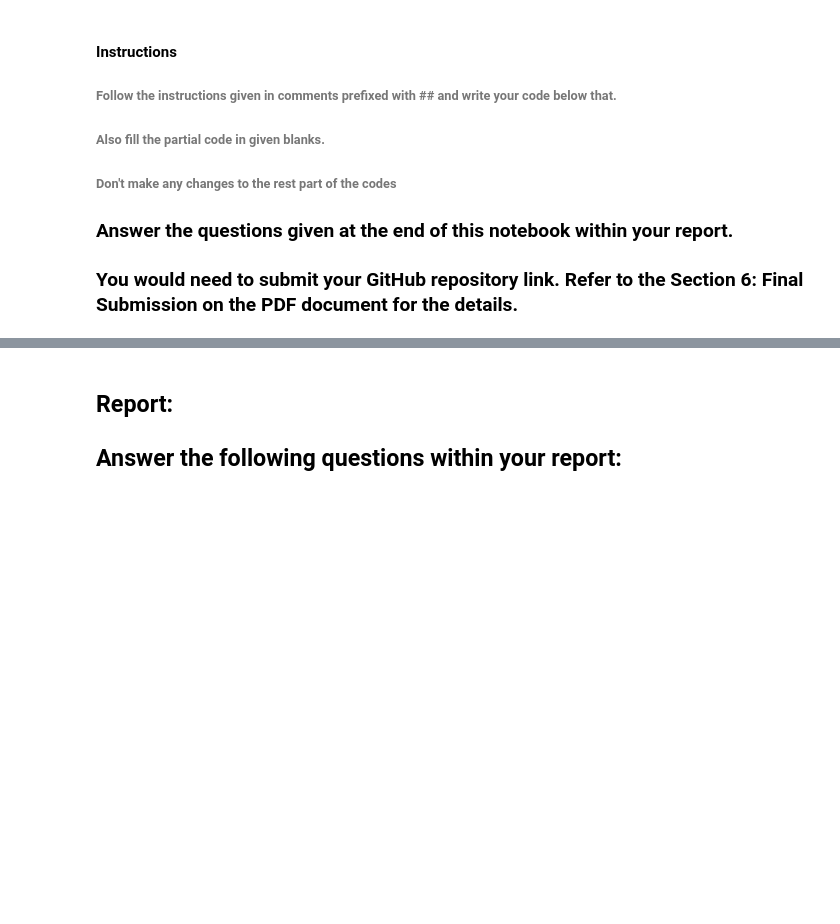
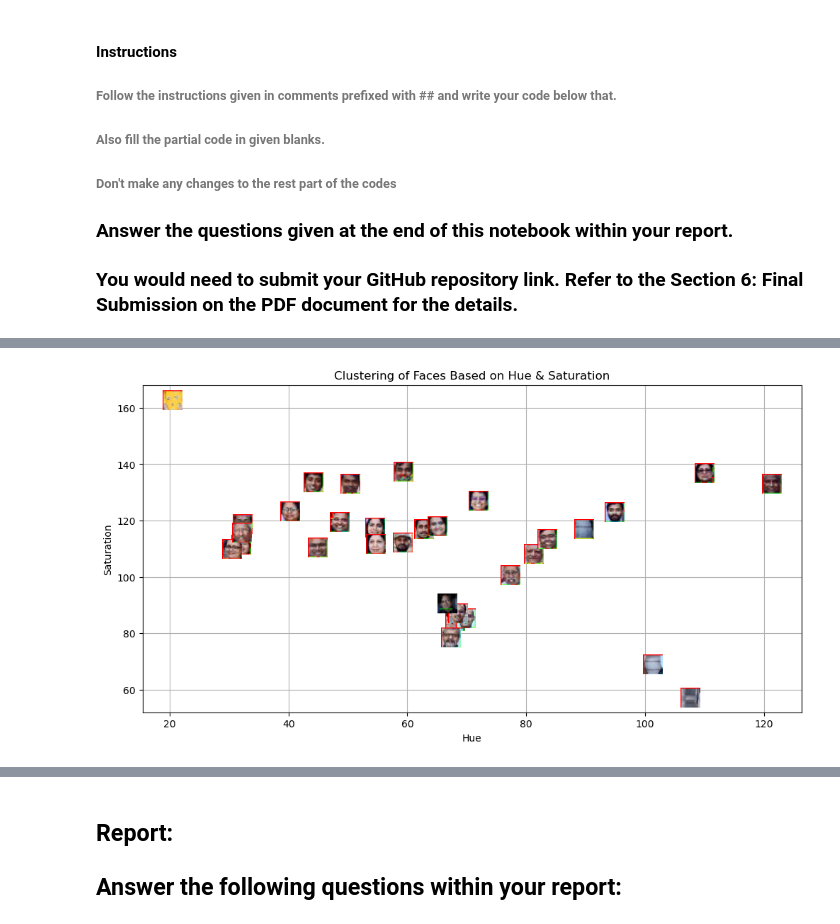
Before and after one commit to adishangari/distance-based-classification-, a Jupyter notebook: Downloads/Lab 5-Spring 2025.ipynb, the cells around one changed output, grey strips where cells are left out. Saved outputs shown, nothing was run; the diff lists cells and outputs as text; code cells hidden in the pictures; blank space fills up the shorter version.

```diff
--- a/Downloads/Lab 5-Spring 2025.ipynb
+++ b/Downloads/Lab 5-Spring 2025.ipynb
@@ -130,50 +147,59 @@ plt.scatter(____________________________________________________________________
 # %%
 ## Read the class of the template image 'Dr_Shashi_Tharoor.jpg' using cv2 and store it in template_img
-template_img = _____________________________________________
+template_img = cv2.imread("/Users/adityashangari/Downloads/Dr_Shashi_Tharoor.jpg")
 # Detect face  in the template image after converting it to gray and store it in template_faces
-template_faces = ___________________________________________________________________________________________
+template_gray = cv2.cvtColor(template_img, cv2.COLOR_BGR2GRAY)
+face_cascade = cv2.CascadeClassifier(cv2.data.haarcascades + "haarcascade_frontalface_default.xml")
+template_faces = face_cascade.detectMultiScale(template_gray, scaleFactor=1.1, minNeighbors=5, minSize=(30, 30))
 # Draw rectangles around the detected faces
 for (x, y, w, h) in template_faces:
     cv2.rectangle(template_img, (x, y), (x + w, y + h), (0, 255, 0), 3)
-cv2.imshow(_____________________________________________________)
+cv2.imshow(f"Detected Faces: {len(template_faces)}", template_img)
 cv2.waitKey(0)
 cv2.destroyAllWindows()
 # %%
 # Convert the template image to HSV color space and store it in template_hsv
-template_hsv = __________________________________________________
+template_hsv = cv2.cvtColor(template_img, cv2.COLOR_BGR2HSV)
 
 # Extract hue and saturation features from the template image as we did it for detected faces.
-template_hue = ____________________________________________________
-template_saturation = _________________________________________________
+template_hue = np.mean(template_hsv[:, :, 0])
+template_saturation = np.mean(template_hsv[:, :, 1])
 
 # Predict the cluster label for the template image and store it in template_label
-template_label = _________________________________________________________
+template_label = kmeans.predict([[template_hue, template_saturation]])[0]
 
 # Create a figure and axis for visualization
 fig, ax = plt.subplots(figsize=(12, 6))
 
 # Plot the clustered faces with custom markers (similar to previous code)
 for i, (x, y, w, h) in enumerate(faces_rect):
     color = 'red' if kmeans.labels_[i] == 0 else 'blue'
     im = OffsetImage(cv2.cvtColor(cv2.resize(face_images[i], (20, 20)), cv2.COLOR_HSV2RGB))
     ab = AnnotationBbox(im, (hue_saturation[i, 0], hue_saturation[i, 1]), frameon=False, pad=0)
     ax.add_artist(ab)
     plt.plot(hue_saturation[i, 0], hue_saturation[i, 1], 'o', markersize=5, color=color)
 
 # Plot the template image in the respective cluster
 if template_label == 0:
     color = 'red'
 else:
     color = 'blue'
 im = OffsetImage(cv2.cvtColor(cv2.resize(template_img, (20, 20)), cv2.COLOR_BGR2RGB))
 ab = AnnotationBbox(im, (template_hue, template_saturation), frameon=False, pad=0)
 ax.add_artist(ab)
 
 ## Put x label
 ## Put y label
 ## Put title
 ## Add grid
 ## show plot
+plt.xlabel("Hue")
+plt.ylabel("Saturation")
+plt.title("Clustering of Faces Based on Hue & Saturation")
+plt.grid(True)
+plt.show()
+# %% [output]
+[figure, added]
 # %%
 # Create an empty list to store legend labels
 legend_labels = []
```
Also changed, not shown: parts of 5 cells of this notebook.
